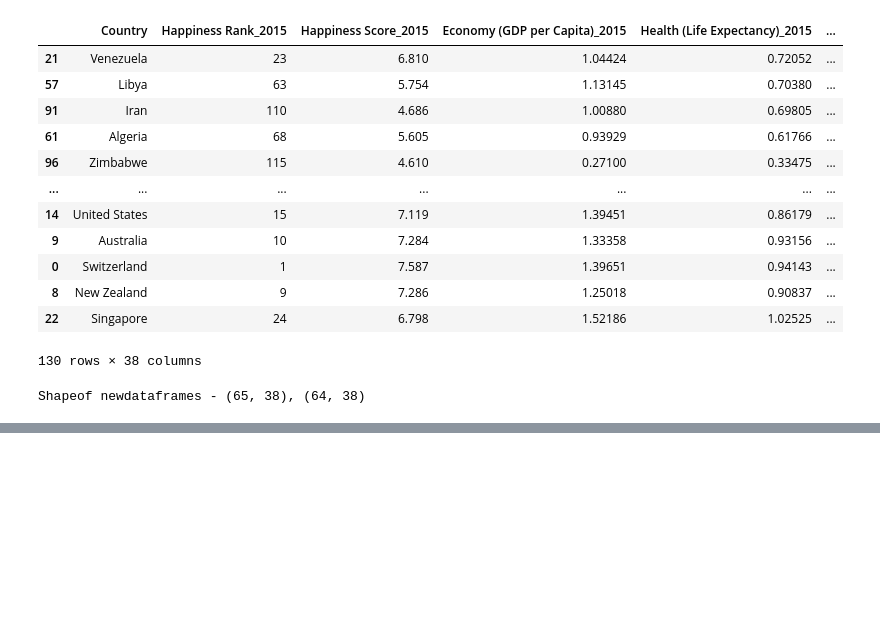
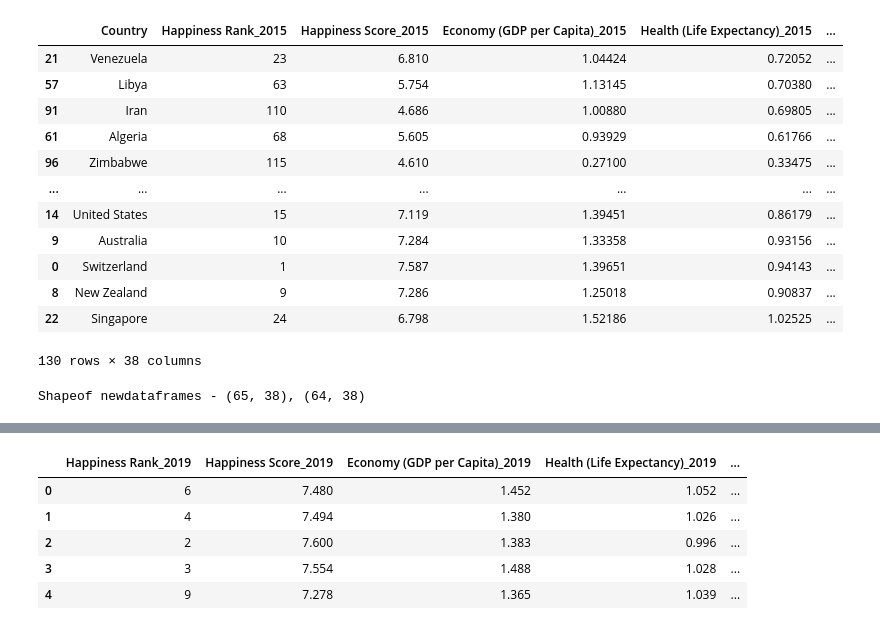
Before and after one commit to RachelNewberry/World_Happeniess_Project_1, a Jupyter notebook: world_happiness_versus_economic_freedom .ipynb, the cells around one changed output, grey strips where cells are left out. Drawn from its saved outputs; the diff is of its cells as text; code cells hidden in the pictures; blank space fills up the shorter version.

```diff
--- a/world_happiness_versus_economic_freedom .ipynb
+++ b/world_happiness_versus_economic_freedom .ipynb
@@ -358,2 +364,14 @@ print("Shapeof newdataframes - {}, {}".format(df_1.shape, df_2.shape))
 # %% [output]
 Shapeof newdataframes - (65, 38), (64, 38)
+# %%
+df = {}
+years = [2015, 2016, 2017, 2018, 2019]
+
+df_2015 = df_final.filter(regex = '2015$', axis=1)
+df_2016 = df_final.filter(regex = '2016$', axis=1)
+df_2017 = df_final.filter(regex = '2017$', axis=1)
+df_2018 = df_final.filter(regex = '2018$', axis=1)
+df_2019 = df_final.filter(regex = '2019$', axis=1)
+
+# unpacking the dataframe
+df[2015],df[2016],df[2017],df[2018],df[2019] = df_2015,df_2016,df_2017,df_2018,df_2019
@@ -359,0 +385,14 @@ Shapeof newdataframes - (65, 38), (64, 38)
+# %%
+#Adding Countries column top each year's df
+df_2015['Country'] = df_final.loc['Country']
+
+# Creating empty dictionaries to contain top 10 and bottom 10 countries
+top_countries = {}
+bottom_countries = {}
+combined_countries = {}
+# %%
+df_2015['Country'] = df_final['Country']
+df_2016['Country'] = df_final['Country']
+df_2017['Country'] = df_final['Country']
+df_2018['Country'] = df_final['Country']
+df_2019['Country'] = df_final['Country']
@@ -359,0 +420,13 @@ Shapeof newdataframes - (65, 38), (64, 38)
+# %%
+df_2015.head()
+df_2016.head()
+df_2017.head()
+df_2018.head()
+df_2019.head()
+# %% [output]
+|  | Happiness Rank_2019 | Happiness Score_2019 | Economy (GDP per Capita)_2019 | Health (Life Expectancy)_2019 | ... |
+| 0 | 6 | 7.480 | 1.452 | 1.052 | ... |
+| 1 | 4 | 7.494 | 1.380 | 1.026 | ... |
+| 2 | 2 | 7.600 | 1.383 | 0.996 | ... |
+| 3 | 3 | 7.554 | 1.488 | 1.028 | ... |
+| 4 | 9 | 7.278 | 1.365 | 1.039 | ... |
```
Also changed, not shown: parts of 7 cells of this notebook, 2 other files.
